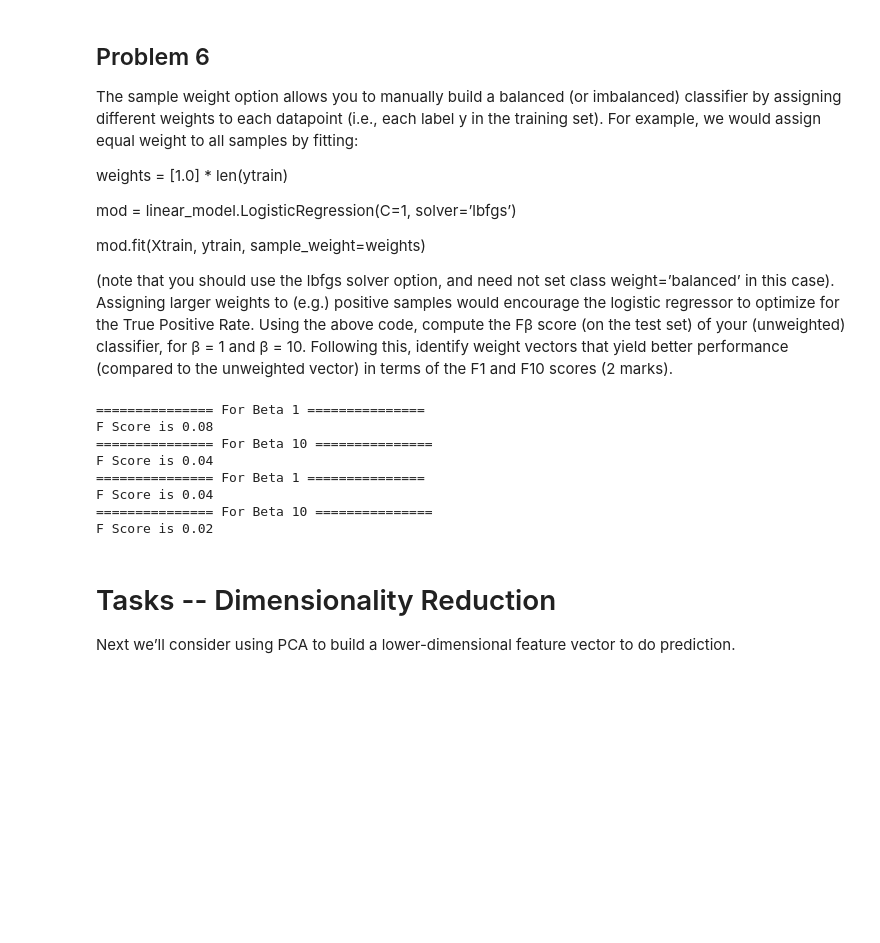
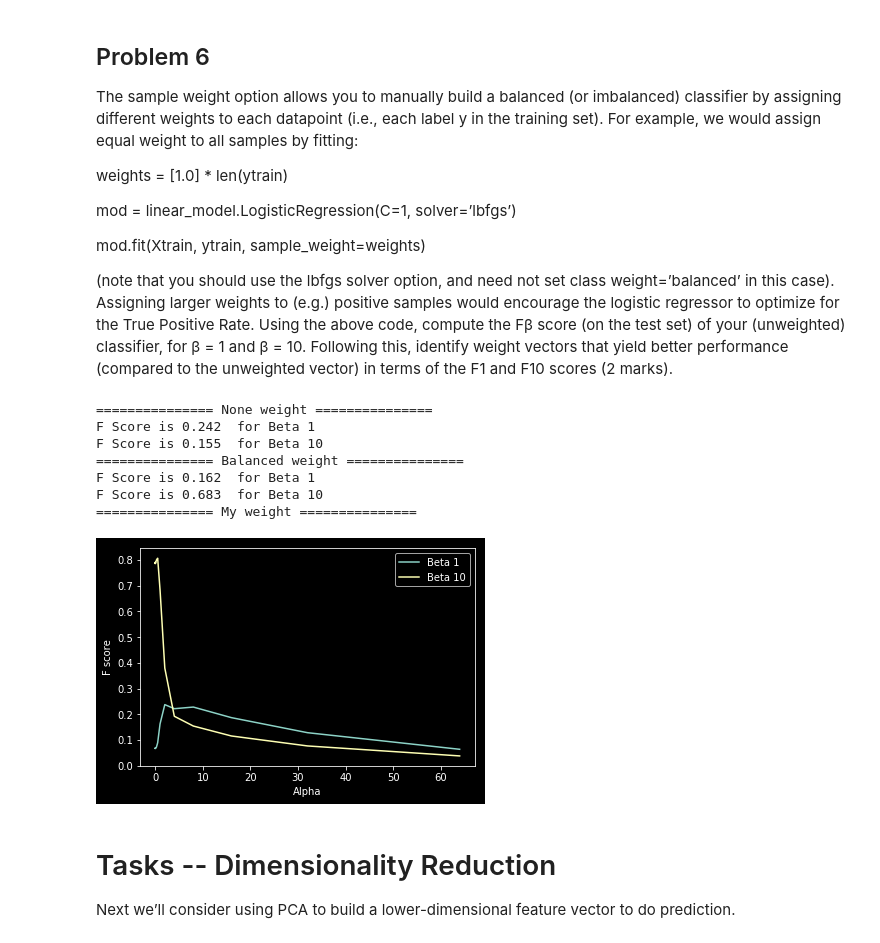
Before and after one commit to Rshcaroline/UCSD-CSE258-Web-Mining-and-Recommender-Systems, a Jupyter notebook: Homework2/homework2.ipynb, the cells around one changed output. Drawn from its saved outputs; the diff is of its cells as text; code cells hidden in the pictures; blank space fills up the shorter version.

```diff
--- a/Homework2/homework2.ipynb
+++ b/Homework2/homework2.ipynb
@@ -206,40 +204,54 @@ plt.show()
 # %%
 def FBeta(model, Xtest, ytest, beta):
     pred = model.predict(Xtest)
     retrieved = sum(pred)
     relevant = sum(ytest)
     intersection = sum([y and p for y, p in zip(ytest,pred)])
     precision = intersection / retrieved
     recall = intersection / relevant
-    F_Beta = (1+beta**2)*(precision*recall)/((beta**2)*(precision+recall))
-    print("=============== For Beta %d =============== " % beta)
-    print("F Score is %.2f" % F_Beta)
+    F_Beta = (1+beta**2)*(precision*recall)/((beta**2)*precision+recall)
+    return F_Beta
 
-X, y = myReadData("./Homework2/data/5year.arff")
-X, y = myShuffle(X, y)
-Xtrain, Xvalid, Xtest, ytrain, yvalid, ytest = mySplits(X, y)
+print("=============== None weight =============== ")
 weights = [1.0] * len(ytrain)
 model = linear_model.LogisticRegression(C=1.0, solver='lbfgs')
 model.fit(Xtrain, ytrain, sample_weight=weights)
-FBeta(model, Xtest, ytest, 1)
-FBeta(model, Xtest, ytest, 10)
-# nan?
+print("F Score is %.3f" % FBeta(model, Xtest, ytest, 1), " for Beta 1")
+print("F Score is %.3f" % FBeta(model, Xtest, ytest, 10), " for Beta 10")
 
-# ?
-weights = [1.0 if y is True else -1.0 for y in ytrain]
-model = linear_model.LogisticRegression(C=1.0, solver='lbfgs')
-model.fit(Xtrain, ytrain, sample_weight=weights)
-FBeta(model, Xtest, ytest, 1)
-FBeta(model, Xtest, ytest, 10)
+print("=============== Balanced weight =============== ")
+model = linear_model.LogisticRegression(C=1.0, solver='lbfgs', class_weight='balanced')
+model.fit(Xtrain, ytrain)
+print("F Score is %.3f" % FBeta(model, Xtest, ytest, 1), " for Beta 1")
+print("F Score is %.3f" % FBeta(model, Xtest, ytest, 10), " for Beta 10")
+
+print("=============== My weight =============== ")
+true_ratio = len([1.0 for y in ytrain if y is True])/len(ytrain)
+false_ratio = 1 - true_ratio
+alphas = [2**i for i in range(-10, 8)]
+Beta_1, Beta_10 = [], []
+for alpha in alphas:
+    weights = [false_ratio if y is True else true_ratio*alpha for y in ytrain]
+    model = linear_model.LogisticRegression(C=1.0, solver='lbfgs')
+    model.fit(Xtrain, ytrain, sample_weight=weights)
+    Beta_1.append(FBeta(model, Xtest, ytest, 1))
+    Beta_10.append(FBeta(model, Xtest, ytest, 10))
+
+plt.plot(alphas, Beta_1, label='Beta 1')
+plt.plot(alphas, Beta_10, label='Beta 10')
+plt.legend()
+plt.xlabel('Alpha')
+plt.ylabel('F score')
+plt.show()
 # %% [output]
-=============== For Beta 1 ===============
-F Score is 0.08
-=============== For Beta 10 ===============
-F Score is 0.04
-=============== For Beta 1 ===============
-F Score is 0.04
-=============== For Beta 10 ===============
-F Score is 0.02
+=============== None weight ===============
+F Score is 0.242  for Beta 1
+F Score is 0.155  for Beta 10
+=============== Balanced weight ===============
+F Score is 0.162  for Beta 1
+F Score is 0.683  for Beta 10
+=============== My weight ===============
+[figure, added]
 # %% [markdown]
  # Tasks -- Dimensionality Reduction
  Next we’ll consider using PCA to build a lower-dimensional feature vector to do prediction.
```
Also changed, not shown: parts of 6 cells of this notebook, 1 other file.
